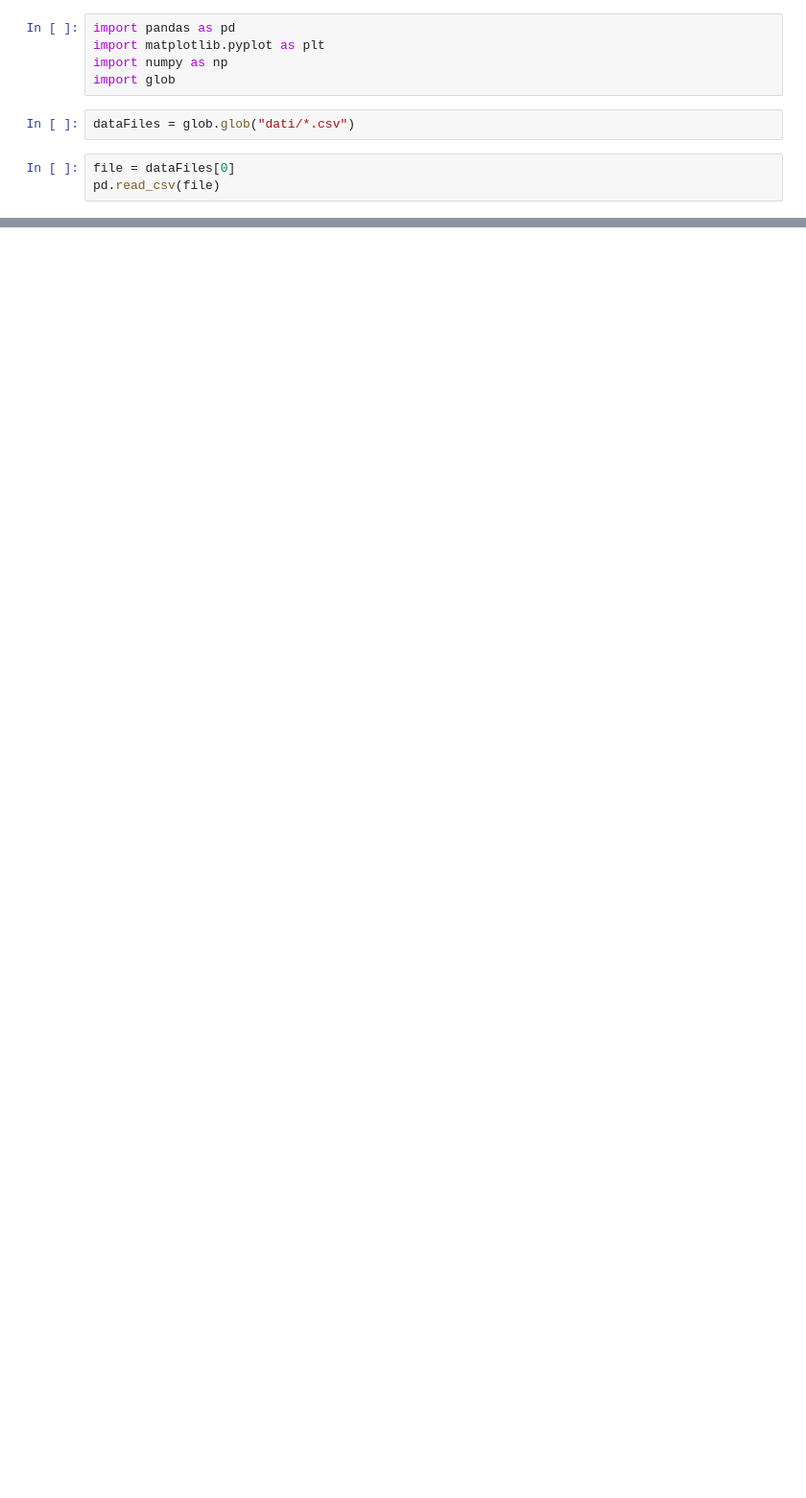
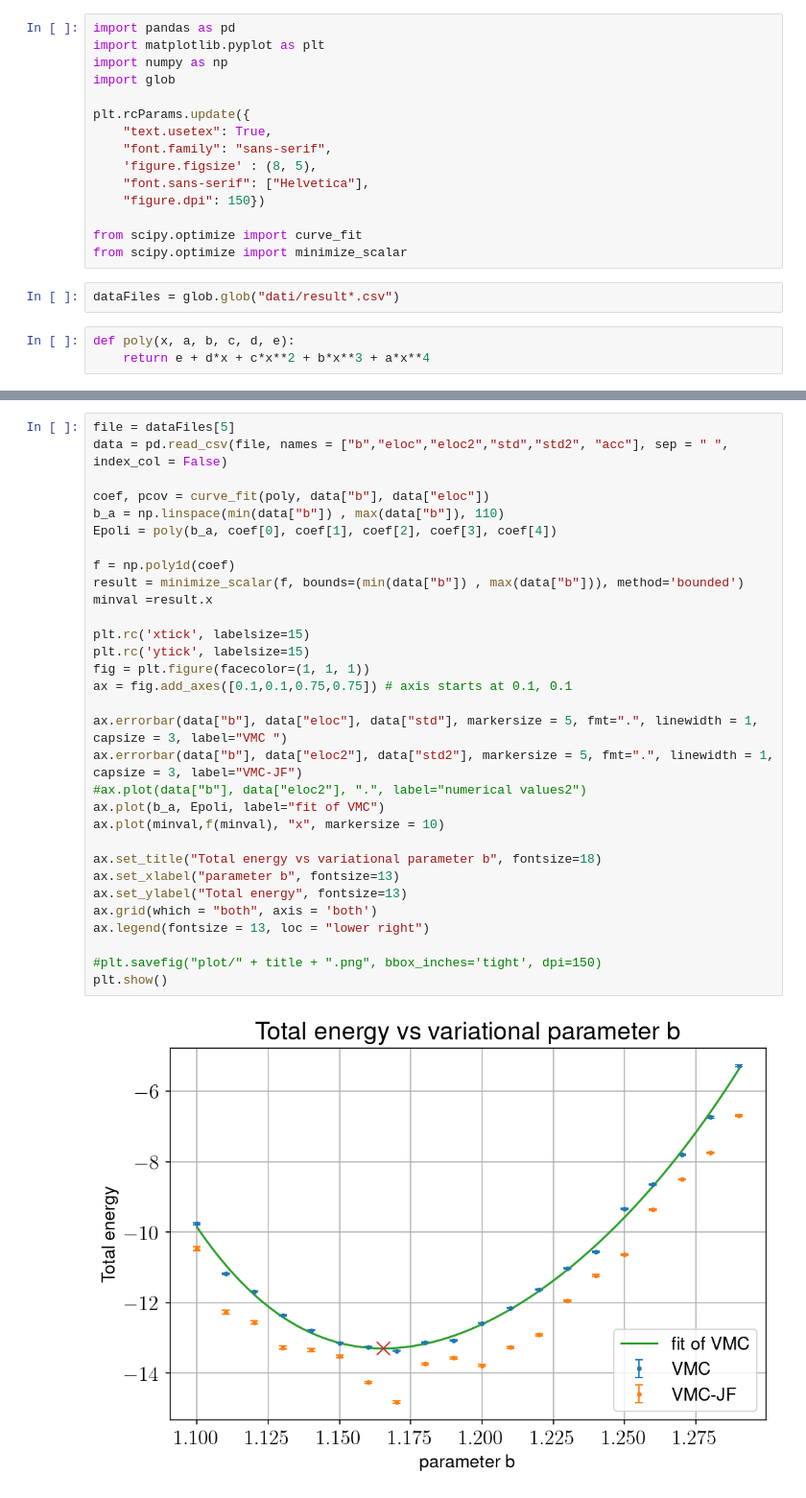
Before and after one commit to fran-retfie/ComputationalPhysics, a Jupyter notebook: ES5-final/data.ipynb, the cells around one changed output, grey strips where cells are left out. Shown at 96% size. Saved outputs shown, nothing was run; the diff lists cells and outputs as text; blank space fills up the shorter version.

```diff
--- a/ES5-final/data.ipynb
+++ b/ES5-final/data.ipynb
@@ -3,8 +3,18 @@ import pandas as pd
 import matplotlib.pyplot as plt
 import numpy as np
 import glob
+
+plt.rcParams.update({
+    "text.usetex": True,
+    "font.family": "sans-serif",
+    'figure.figsize' : (8, 5),
+    "font.sans-serif": ["Helvetica"],
+    "figure.dpi": 150})
+
+from scipy.optimize import curve_fit
+from scipy.optimize import minimize_scalar
 # %%
-dataFiles = glob.glob("dati/*.csv")
+dataFiles = glob.glob("dati/result*.csv")
 # %%
-file = dataFiles[0]
-pd.read_csv(file)
+def poly(x, a, b, c, d, e):
+    return e + d*x + c*x**2 + b*x**3 + a*x**4
@@ -24,0 +66,33 @@ pd.read_csv(file)
+# %%
+file = dataFiles[5]
+data = pd.read_csv(file, names = ["b","eloc","eloc2","std","std2", "acc"], sep = " ", index_col = False)
+
+coef, pcov = curve_fit(poly, data["b"], data["eloc"])
+b_a = np.linspace(min(data["b"]) , max(data["b"]), 110)
+Epoli = poly(b_a, coef[0], coef[1], coef[2], coef[3], coef[4])
+
+f = np.poly1d(coef)
+result = minimize_scalar(f, bounds=(min(data["b"]) , max(data["b"])), method='bounded')
+minval =result.x
+
+plt.rc('xtick', labelsize=15)
+plt.rc('ytick', labelsize=15)
+fig = plt.figure(facecolor=(1, 1, 1))
+ax = fig.add_axes([0.1,0.1,0.75,0.75]) # axis starts at 0.1, 0.1
+
+ax.errorbar(data["b"], data["eloc"], data["std"], markersize = 5, fmt=".", linewidth = 1, capsize = 3, label="VMC ")
+ax.errorbar(data["b"], data["eloc2"], data["std2"], markersize = 5, fmt=".", linewidth = 1, capsize = 3, label="VMC-JF")
+#ax.plot(data["b"], data["eloc2"], ".", label="numerical values2")
+ax.plot(b_a, Epoli, label="fit of VMC")
+ax.plot(minval,f(minval), "x", markersize = 10)
+
+ax.set_title("Total energy vs variational parameter b", fontsize=18)
+ax.set_xlabel("parameter b", fontsize=13)
+ax.set_ylabel("Total energy", fontsize=13)
+ax.grid(which = "both", axis = 'both')
+ax.legend(fontsize = 13, loc = "lower right")
+
+#plt.savefig("plot/" + title + ".png", bbox_inches='tight', dpi=150)
+plt.show()
+# %% [output]
+[figure, added]
```
Also changed, not shown: parts of 3 cells of this notebook, 1 other file.
